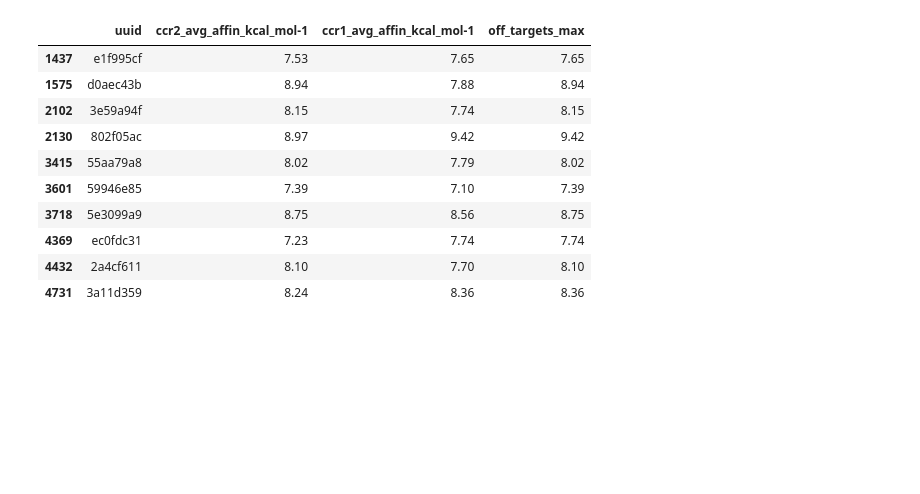
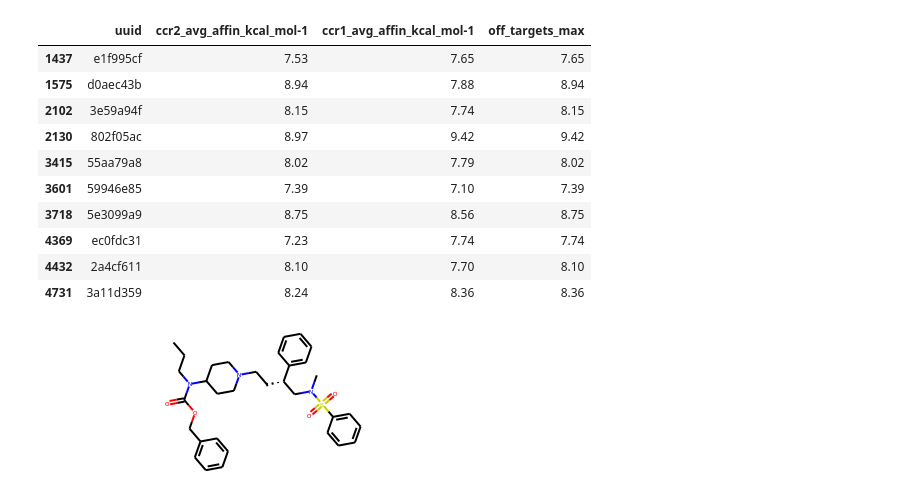
Before and after one commit to Munchic/tinymolecule, a Jupyter notebook: analysis/baff_best.ipynb, the cells around one changed output. Cells and saved outputs as stored; diff of their text form; code cells hidden in the pictures; blank space fills up the shorter version.

```diff
--- a/analysis/baff_best.ipynb
+++ b/analysis/baff_best.ipynb
@@ -221,3 +230,8 @@ off_targets_merged[variants_merged["uuid"].isin(top_uuid)]
 | 4369 | ec0fdc31 | 7.23 | 7.74 | 7.74 |
 | 4432 | 2a4cf611 | 8.10 | 7.70 | 8.10 |
 | 4731 | 3a11d359 | 8.24 | 8.36 | 8.36 |
+# %%
+# 1
+get_mol("CCCN(C(=O)OCc1ccccc1)C1CCN(CC1)CC[C@H](c1ccccc1)CN(S(=O)(=O)c1ccccc1)C")
+# %% [output]
+[figure, added]
```
Also changed, not shown: parts of 9 cells of this notebook, 9 other files.
